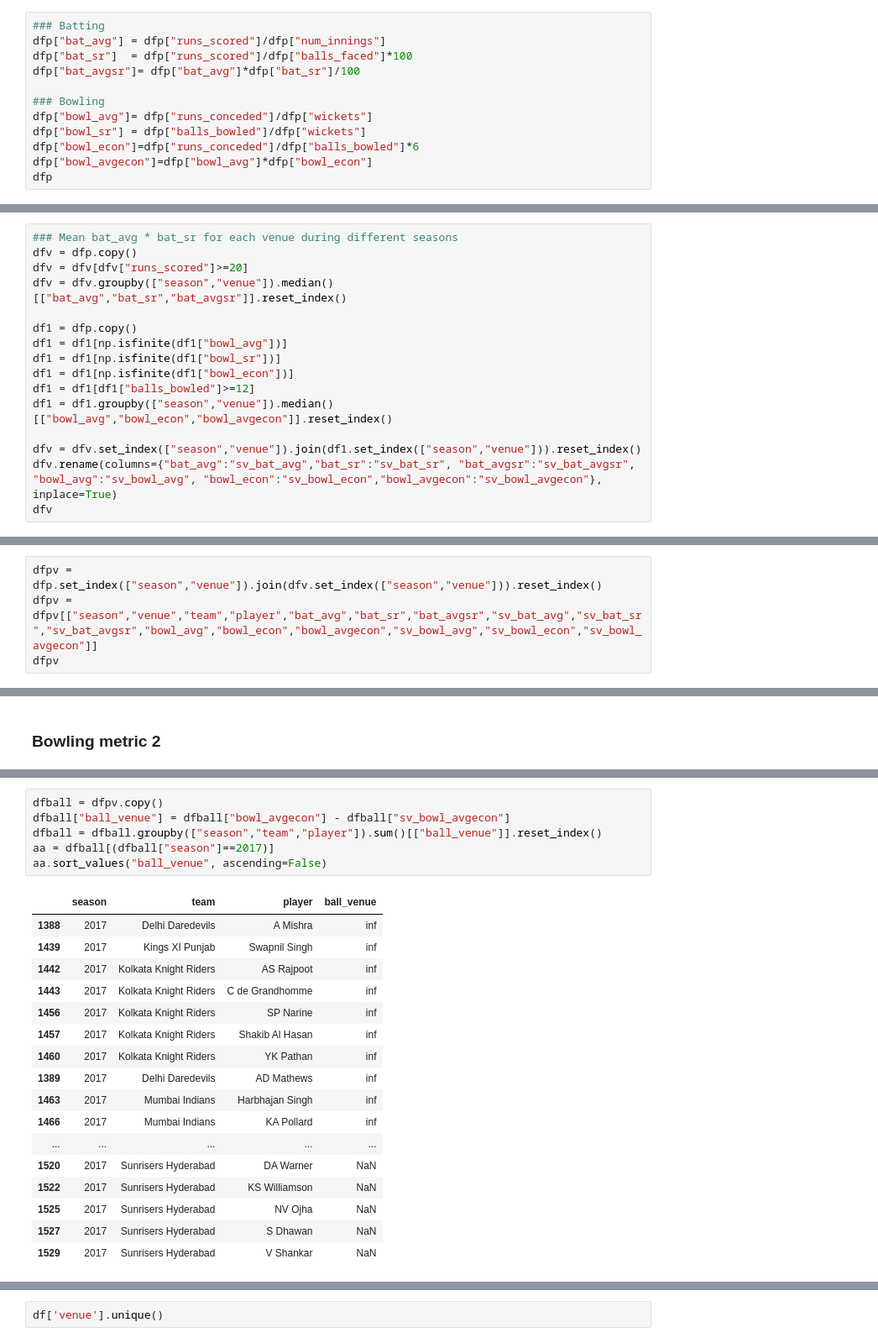
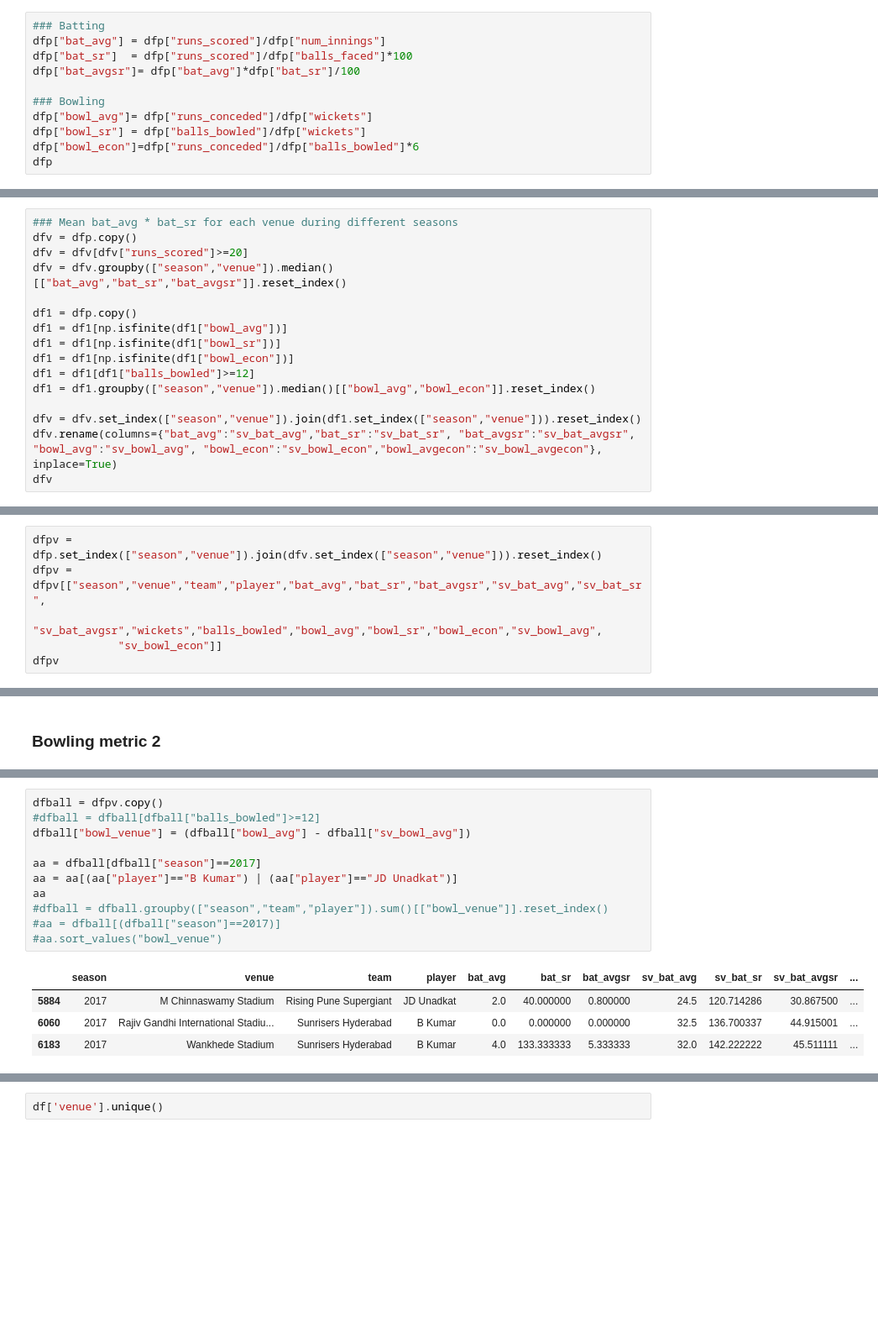
Before and after one commit to deepak-karkala/articles, a Jupyter notebook: cricket_sabermetrics/ipl_stats.ipynb, the cells around one changed output, grey strips where cells are left out. Shown: that part at 84% size. Drawn from its saved outputs; the diff is of its cells as text; blank space fills up the shorter version.

```diff
--- a/cricket_sabermetrics/ipl_stats.ipynb
+++ b/cricket_sabermetrics/ipl_stats.ipynb
@@ -127,7 +127,6 @@ dfp["bat_avgsr"]= dfp["bat_avg"]*dfp["bat_sr"]/100
 dfp["bowl_avg"]= dfp["runs_conceded"]/dfp["wickets"]
 dfp["bowl_sr"] = dfp["balls_bowled"]/dfp["wickets"]
 dfp["bowl_econ"]=dfp["runs_conceded"]/dfp["balls_bowled"]*6
-dfp["bowl_avgecon"]=dfp["bowl_avg"]*dfp["bowl_econ"]
 dfp
 # %% [output]
 |  | season | venue | team | player | runs_scored | balls_faced | num_innings | wickets | balls_bowled | ... |
@@ -161,7 +160,7 @@ df1 = df1[np.isfinite(df1["bowl_avg"])]
 df1 = df1[np.isfinite(df1["bowl_sr"])]
 df1 = df1[np.isfinite(df1["bowl_econ"])]
 df1 = df1[df1["balls_bowled"]>=12]
-df1 = df1.groupby(["season","venue"]).median()[["bowl_avg","bowl_econ","bowl_avgecon"]].reset_index()
+df1 = df1.groupby(["season","venue"]).median()[["bowl_avg","bowl_econ"]].reset_index()
 
 dfv = dfv.set_index(["season","venue"]).join(df1.set_index(["season","venue"])).reset_index()
 dfv.rename(columns={"bat_avg":"sv_bat_avg","bat_sr":"sv_bat_sr", "bat_avgsr":"sv_bat_avgsr", "bowl_avg":"sv_bowl_avg", "bowl_econ":"sv_bowl_econ","bowl_avgecon":"sv_bowl_avgecon"}, inplace=True)
@@ -189,7 +188,9 @@ dfv
 ### Merge player and venue statistics
 # %%
 dfpv = dfp.set_index(["season","venue"]).join(dfv.set_index(["season","venue"])).reset_index()
-dfpv = dfpv[["season","venue","team","player","bat_avg","bat_sr","bat_avgsr","sv_bat_avg","sv_bat_sr","sv_bat_avgsr","bowl_avg","bowl_econ","bowl_avgecon","sv_bowl_avg","sv_bowl_econ","sv_bowl_avgecon"]]
+dfpv = dfpv[["season","venue","team","player","bat_avg","bat_sr","bat_avgsr","sv_bat_avg","sv_bat_sr",
+             "sv_bat_avgsr","wickets","balls_bowled","bowl_avg","bowl_sr","bowl_econ","sv_bowl_avg",
+             "sv_bowl_econ"]]
 dfpv
 # %% [output]
 |  | season | venue | team | player | bat_avg | bat_sr | bat_avgsr | sv_bat_avg | sv_bat_sr | sv_bat_avgsr | ... |
@@ -260,24 +282,16 @@ aa.sort_values("bat_venue", ascending=False)
 # %%
 dfball = dfpv.copy()
-dfball["ball_venue"] = dfball["bowl_avgecon"] - dfball["sv_bowl_avgecon"]
-dfball = dfball.groupby(["season","team","player"]).sum()[["ball_venue"]].reset_index()
-aa = dfball[(dfball["season"]==2017)]
-aa.sort_values("ball_venue", ascending=False)
+#dfball = dfball[dfball["balls_bowled"]>=12]
+dfball["bowl_venue"] = (dfball["bowl_avg"] - dfball["sv_bowl_avg"])
+
+aa = dfball[dfball["season"]==2017]
+aa = aa[(aa["player"]=="B Kumar") | (aa["player"]=="JD Unadkat")]
+aa
+#dfball = dfball.groupby(["season","team","player"]).sum()[["bowl_venue"]].reset_index()
+#aa = dfball[(dfball["season"]==2017)]
+#aa.sort_values("bowl_venue")
 # %% [output]
-|  | season | team | player | ball_venue |
-| 1388 | 2017 | Delhi Daredevils | A Mishra | inf |
-| 1439 | 2017 | Kings XI Punjab | Swapnil Singh | inf |
-| 1442 | 2017 | Kolkata Knight Riders | AS Rajpoot | inf |
-| 1443 | 2017 | Kolkata Knight Riders | C de Grandhomme | inf |
-| 1456 | 2017 | Kolkata Knight Riders | SP Narine | inf |
-| 1457 | 2017 | Kolkata Knight Riders | Shakib Al Hasan | inf |
-| 1460 | 2017 | Kolkata Knight Riders | YK Pathan | inf |
-| 1389 | 2017 | Delhi Daredevils | AD Mathews | inf |
-| 1463 | 2017 | Mumbai Indians | Harbhajan Singh | inf |
-| 1466 | 2017 | Mumbai Indians | KA Pollard | inf |
-| ... | ... | ... | ... | ... |
-| 1520 | 2017 | Sunrisers Hyderabad | DA Warner | NaN |
-| 1522 | 2017 | Sunrisers Hyderabad | KS Williamson | NaN |
-| 1525 | 2017 | Sunrisers Hyderabad | NV Ojha | NaN |
-| 1527 | 2017 | Sunrisers Hyderabad | S Dhawan | NaN |
-| 1529 | 2017 | Sunrisers Hyderabad | V Shankar | NaN |
+|  | season | venue | team | player | bat_avg | bat_sr | bat_avgsr | sv_bat_avg | sv_bat_sr | sv_bat_avgsr | ... |
+| 5884 | 2017 | M Chinnaswamy Stadium | Rising Pune Supergiant | JD Unadkat | 2.0 | 40.000000 | 0.800000 | 24.5 | 120.714286 | 30.867500 | ... |
+| 6060 | 2017 | Rajiv Gandhi International Stadiu... | Sunrisers Hyderabad | B Kumar | 0.0 | 0.000000 | 0.000000 | 32.5 | 136.700337 | 44.915001 | ... |
+| 6183 | 2017 | Wankhede Stadium | Sunrisers Hyderabad | B Kumar | 4.0 | 133.333333 | 5.333333 | 32.0 | 142.222222 | 45.511111 | ... |
```
Also changed, not shown: parts of 14 cells of this notebook, 1 other file.
